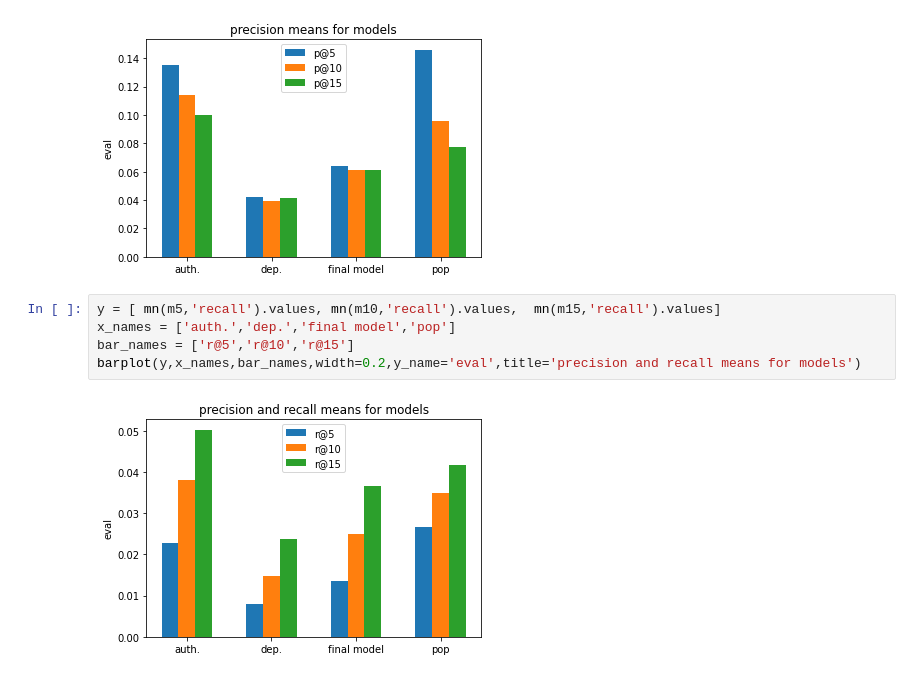
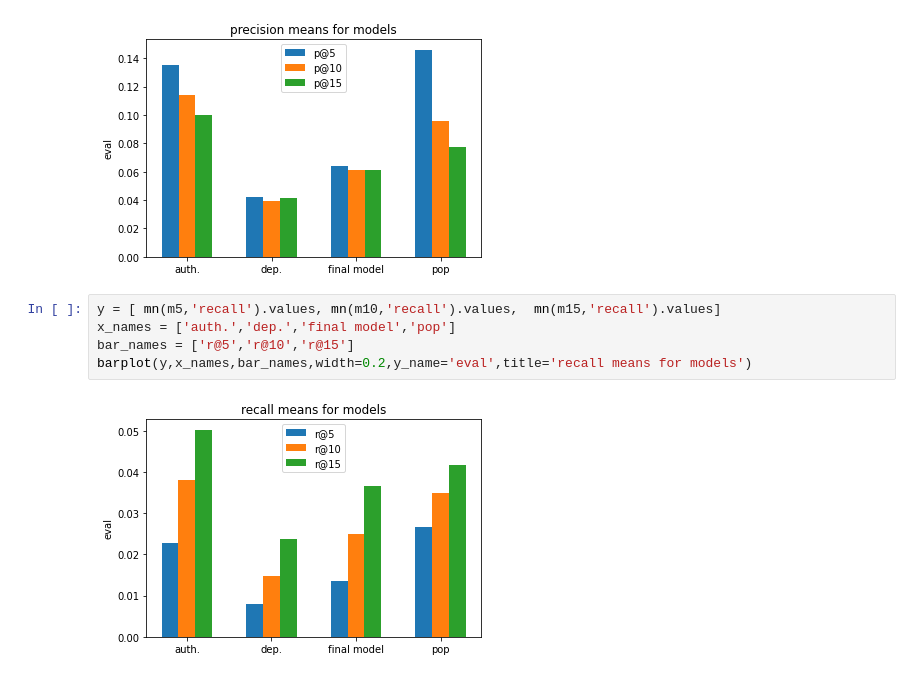
Before and after one commit to amakarewicz/RecommenderSystem, a Jupyter notebook: Piotr/model/test_model/plots_n_data.ipynb, the cells around one changed output. Saved outputs shown, nothing was run; the diff lists cells and outputs as text.

```diff
--- a/Piotr/model/test_model/plots_n_data.ipynb
+++ b/Piotr/model/test_model/plots_n_data.ipynb
@@ -119,10 +119,10 @@ barplot(y,x_names,bar_names,width=0.2,y_name='eval',title='precision means for m
 # %%
 y = [ mn(m5,'recall').values, mn(m10,'recall').values,  mn(m15,'recall').values]
 x_names = ['auth.','dep.','final model','pop']
 bar_names = ['r@5','r@10','r@15']
-barplot(y,x_names,bar_names,width=0.2,y_name='eval',title='precision and recall means for models')
+barplot(y,x_names,bar_names,width=0.2,y_name='eval',title='recall means for models')
 # %% [output]
-[figure, old version]
+[figure, new version]
 # %%
 # precision
 def cdf_plots(q,name,model_name):
```
Also changed, not shown: parts of 4 cells of this notebook, 4 other files.
